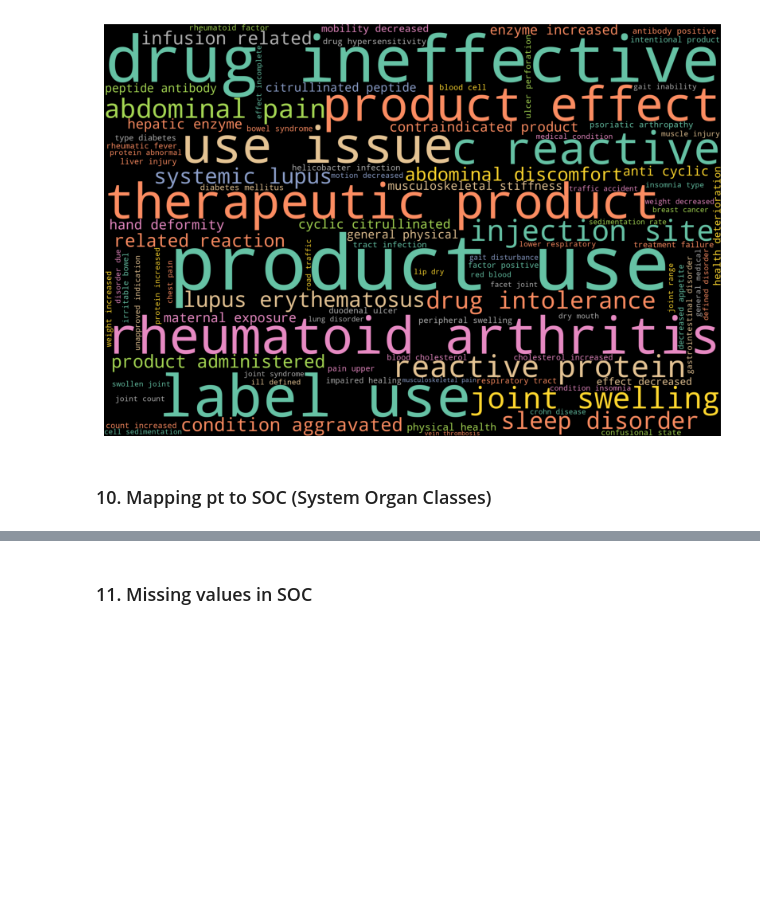
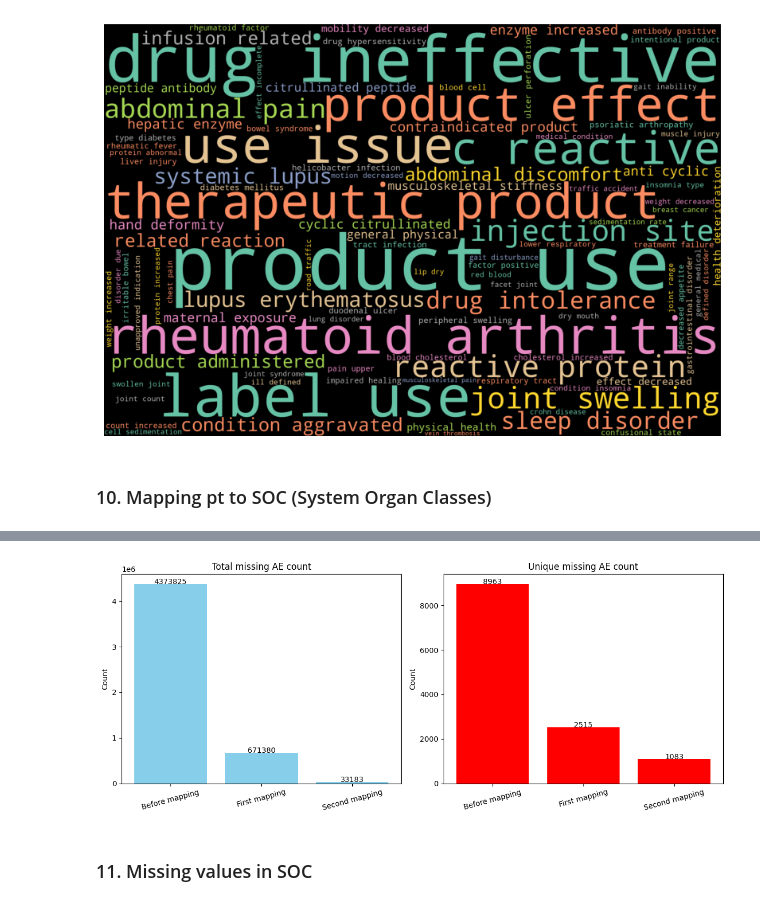
Before and after one commit to Think-Nguyen/Data-Science-Research-Project, a Jupyter notebook: 2. Clean data.ipynb, the cells around one changed output, grey strips where cells are left out. Saved outputs shown, nothing was run; the diff lists cells and outputs as text; code cells hidden in the pictures; blank space fills up the shorter version.

```diff
--- a/2. Clean data.ipynb
+++ b/2. Clean data.ipynb
@@ -763,3 +776,44 @@ data_4.to_csv('data/faers_adalimumab_2020-2024_ungrouped_cleaned.csv', index=Fal
+# %%
+before_mapping = data_3.explode('pt', ignore_index=True)
+first_mapping = pd.read_csv('data/faers_adalimumab_2020-2024_ungrouped_cleaned_1.csv')
+first_mapping = first_mapping[first_mapping['SOC'].isna()]
+second_mapping = pd.read_csv('data/faers_adalimumab_2020-2024_ungrouped_cleaned_2.csv')
+second_mapping = second_mapping[second_mapping['SOC'].isna()]
+
+labels = ['Before mapping', 'First mapping', 'Second mapping']
+counts = [len(before_mapping), len(first_mapping), len(second_mapping)]
+unique_counts = [before_mapping['pt'].nunique(), first_mapping['pt'].nunique(), second_mapping['pt'].nunique()]
+
+x = range(len(labels))
+width = 0.35
+
+# Plot
+fig, (ax1, ax2) = plt.subplots(1, 2, figsize=(12, 5))  # 1 row, 2 columns
+
+# First subplot: Total count
+ax1.bar(labels, counts, color='skyblue')
+ax1.set_title('Total missing AE count')
+ax1.set_ylabel('Count')
+ax1.set_xticklabels(labels, rotation=15)
+
+# Add count labels
+for i, val in enumerate(counts):
+    ax1.text(i, val + 1, str(val), ha='center')
+
+# Second subplot: Unique pt count
+ax2.bar(labels, unique_counts, color='red')
+ax2.set_title('Unique missing AE count')
+ax2.set_ylabel('Count')
+ax2.set_xticklabels(labels, rotation=15)
+
+# Add unique count labels
+for i, val in enumerate(unique_counts):
+    ax2.text(i, val + 1, str(val), ha='center')
+
+plt.tight_layout()
+plt.show()
+# %% [output]
+[figure, added]
 # %% [markdown]
 ### 11. Missing values in SOC
 # %%
```
Also changed, not shown: parts of 6 cells of this notebook.
